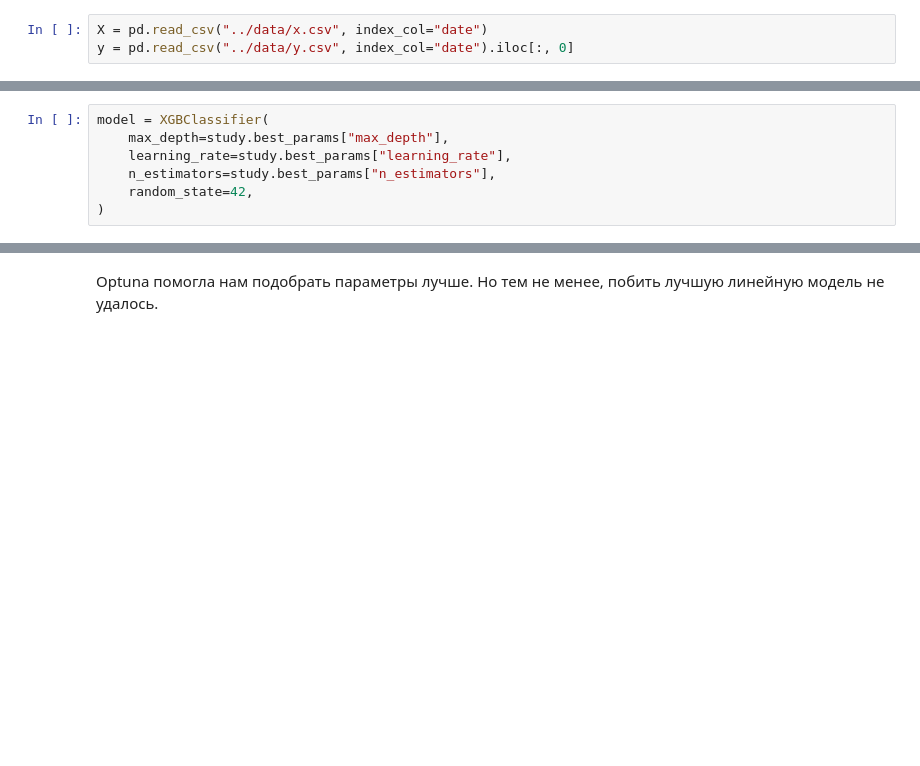
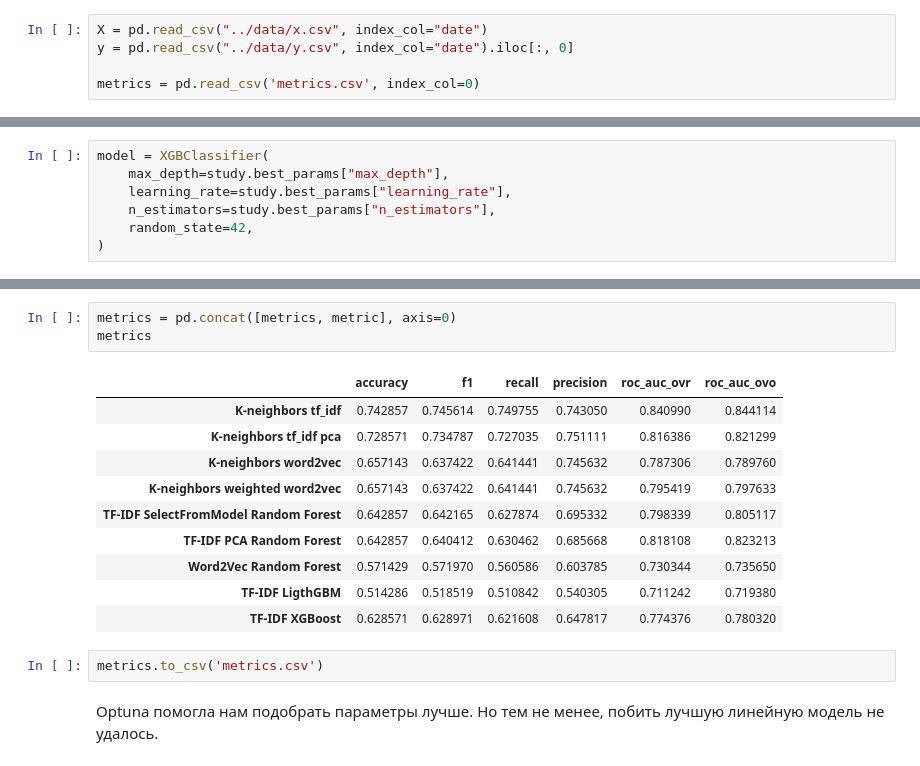
Before and after one commit to ai24-team-15/cbr-press-release-classifier, a Jupyter notebook: ml/non_linear_models/xgboost.ipynb, the cells around one changed output, grey strips where cells are left out. Saved outputs shown, nothing was run; the diff lists cells and outputs as text; blank space fills up the shorter version.

```diff
--- a/ml/non_linear_models/xgboost.ipynb
+++ b/ml/non_linear_models/xgboost.ipynb
@@ -24,6 +24,8 @@ from utils import calc_metrics
 # %%
 X = pd.read_csv("../data/x.csv", index_col="date")
 y = pd.read_csv("../data/y.csv", index_col="date").iloc[:, 0]
+
+metrics = pd.read_csv('metrics.csv', index_col=0)
 # %% [markdown]
 Предобработаем тексты пресс-релизов.
 # %%
@@ -175,2 +172,18 @@ metrics
+# %%
+metrics = pd.concat([metrics, metric], axis=0)
+metrics
+# %% [output]
+|  | accuracy | f1 | recall | precision | roc_auc_ovr | roc_auc_ovo |
+| K-neighbors tf_idf | 0.742857 | 0.745614 | 0.749755 | 0.743050 | 0.840990 | 0.844114 |
+| K-neighbors tf_idf pca | 0.728571 | 0.734787 | 0.727035 | 0.751111 | 0.816386 | 0.821299 |
+| K-neighbors word2vec | 0.657143 | 0.637422 | 0.641441 | 0.745632 | 0.787306 | 0.789760 |
+| K-neighbors weighted word2vec | 0.657143 | 0.637422 | 0.641441 | 0.745632 | 0.795419 | 0.797633 |
+| TF-IDF SelectFromModel Random Forest | 0.642857 | 0.642165 | 0.627874 | 0.695332 | 0.798339 | 0.805117 |
+| TF-IDF PCA Random Forest | 0.642857 | 0.640412 | 0.630462 | 0.685668 | 0.818108 | 0.823213 |
+| Word2Vec Random Forest | 0.571429 | 0.571970 | 0.560586 | 0.603785 | 0.730344 | 0.735650 |
+| TF-IDF LigthGBM | 0.514286 | 0.518519 | 0.510842 | 0.540305 | 0.711242 | 0.719380 |
+| TF-IDF XGBoost | 0.628571 | 0.628971 | 0.621608 | 0.647817 | 0.774376 | 0.780320 |
+# %%
+metrics.to_csv('metrics.csv')
 # %% [markdown]
 Optuna помогла нам подобрать параметры лучше. Но тем не менее, побить лучшую линейную модель не удалось.
```
Also changed, not shown: parts of 8 cells of this notebook, 6 other files.
